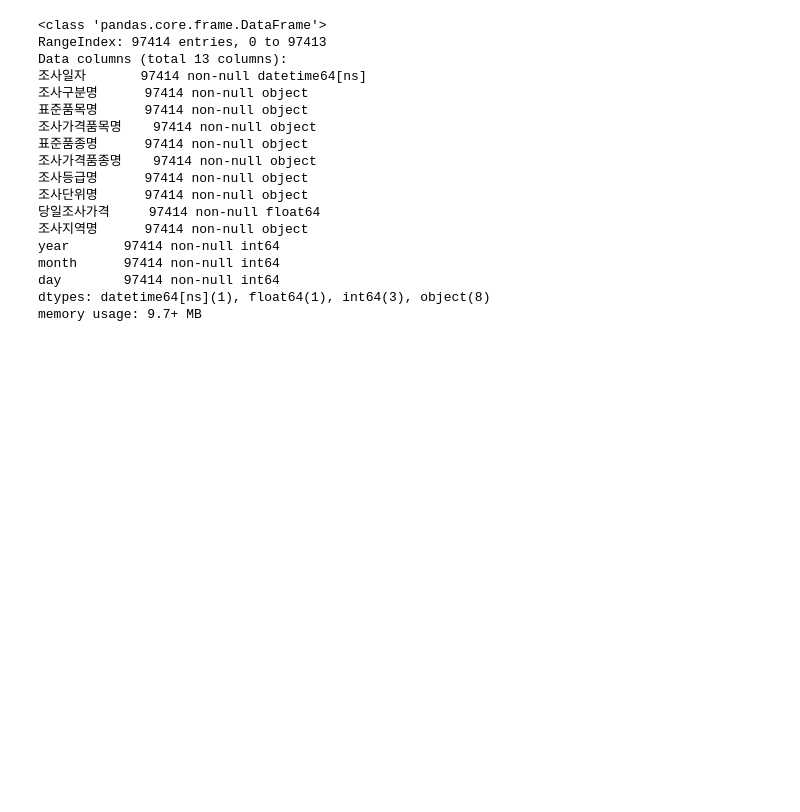
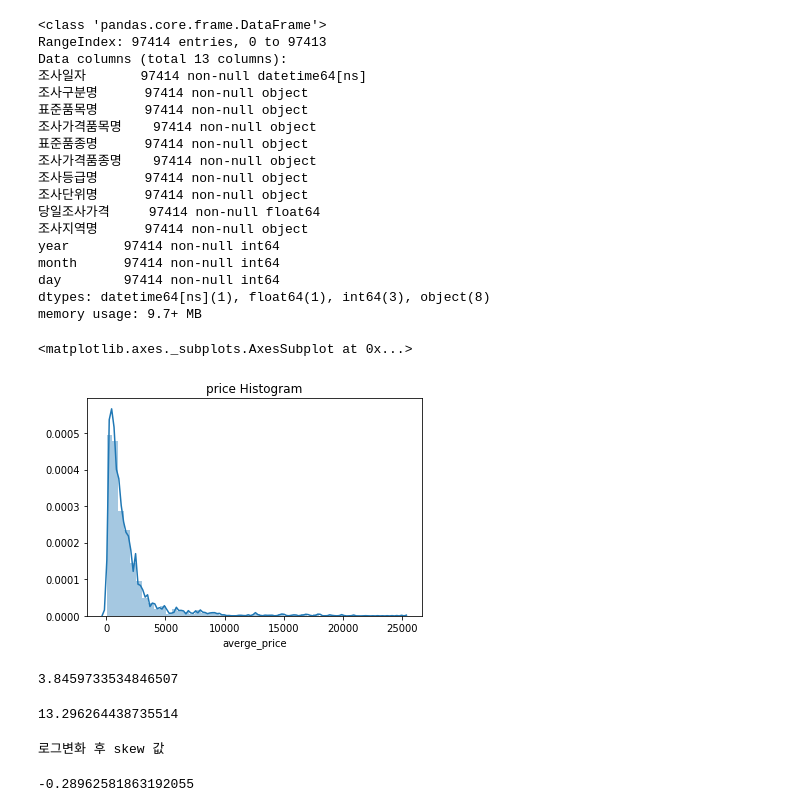
Before and after one commit to meowpunch/bobsim-research, a Jupyter notebook: src/main/python/analysis_opendata_price.ipynb, the cells around one changed output. Saved outputs shown, nothing was run; the diff lists cells and outputs as text; code cells hidden in the pictures; blank space fills up the shorter version.

Commit message:
HANK: add analysis_opendata_price.ipynb , terrestrial_weather.ipynb

```diff
--- a/src/main/python/analysis01.ipynb
+++ b/src/main/python/analysis_opendata_price.ipynb
@@ -192,3 +192,61 @@ month      97414 non-null int64
 day        97414 non-null int64
 dtypes: datetime64[ns](1), float64(1), int64(3), object(8)
 memory usage: 9.7+ MB
+# %%
+temp1=pd.read_csv('https://production-bobsim.s3.ap-northeast-2.amazonaws.com/public_data/public_price/origin/csv/201908.csv', encoding='euc-kr')
+columns = [
+            "조사일자", "조사구분명",
+            "표준품목명", "조사가격품목명", "표준품종명", "조사가격품종명",
+            "조사등급명", "조사단위명", "당일조사가격", "조사지역명"
+        ]
+# %%
+def unit_fit(unit_name):
+    unit=0
+    if unit_name=='20KG' : unit= 200
+    elif unit_name=='1.2KG' : unit= 12
+    elif unit_name=='8KG' : unit= 80
+    elif unit_name=='1KG' : unit=10
+    elif unit_name=='1KG(단)' : unit=10
+    elif unit_name=='1KG(1단)': unit=10
+    elif unit_name=='10개': unit=10
+    elif unit_name=='10마리': unit=10
+    elif unit_name=='1L' : unit=10
+    elif unit_name=='100G': unit= 1
+    elif unit_name=='1개' : unit= 1
+    elif unit_name=='1마리' : unit= 1
+    elif unit_name=='1속' : unit= 1
+    elif unit_name=='1포기' : unit= 1
+    elif unit_name=='200G' :unit=2
+    elif unit_name=='2마리' : unit= 2
+    elif unit_name=='500G' : unit= 5
+    else  : unit= 6
+
+    return unit
+# %%
+temp2=temp1[temp1['조사구분명']=='소비자가격']
+temp2 =temp2[['조사일자', '조사가격품목명','표준품종명','조사가격품종명','표준품목명','조사지역명','조사단위명','당일조사가격']]
+# %%
+temp2['price_unit']= temp2['조사단위명'].apply(lambda x : unit_fit(x))
+temp2['averge_price']= temp2['당일조사가격']/temp2['price_unit']
+# %%
+# see distribution of numecric type
+plt.title('price Histogram')
+sns.distplot(temp2['averge_price'])
+# %% [output]
+<matplotlib.axes._subplots.AxesSubplot at 0x...>
+[figure, added]
+# %%
+skew(temp2['averge_price']) # 소비자가격 skew
+# %% [output]
+3.8459733534846507
+# %%
+skew(temp1['당일조사가격']) # 모든가격 skew
+# %% [output]
+13.296264438735514
+# %%
+temp2['averge_price'] = np.log1p(temp2['averge_price'])
+print('로그변화 후 skew 값')
+skew(temp2['averge_price'])
+# %% [output]
+로그변화 후 skew 값
+-0.28962581863192055
```
Also changed, not shown: parts of 1 cell of this notebook, 1 other file.
